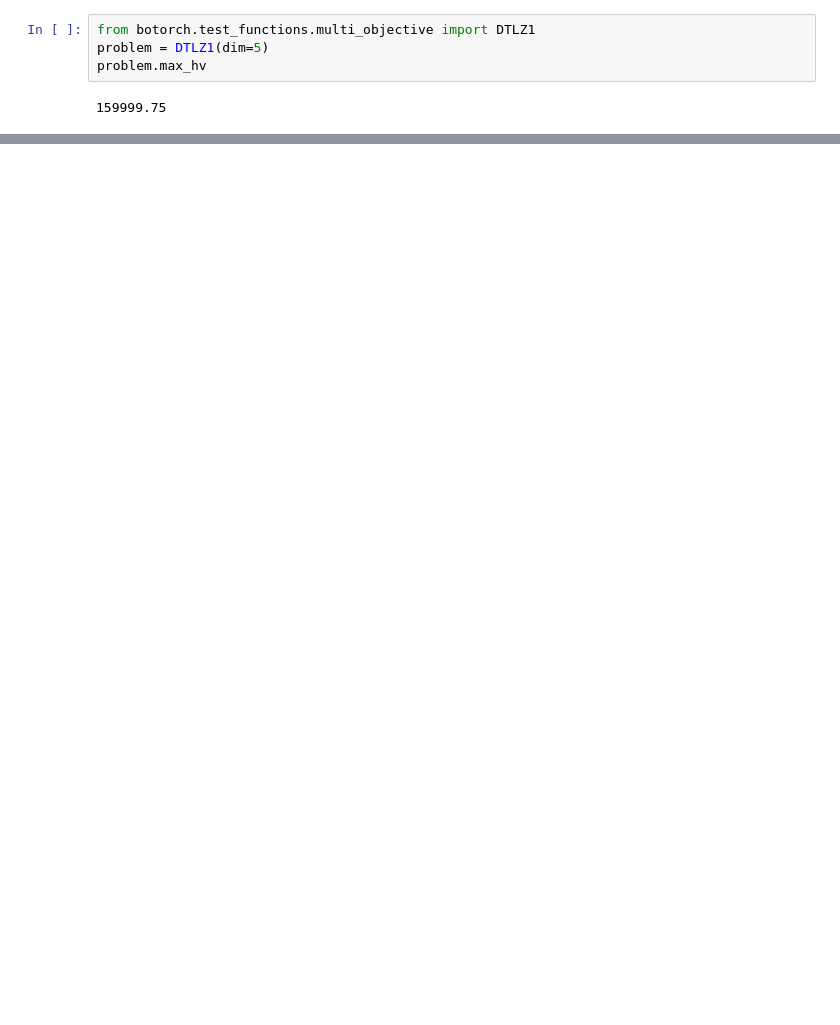
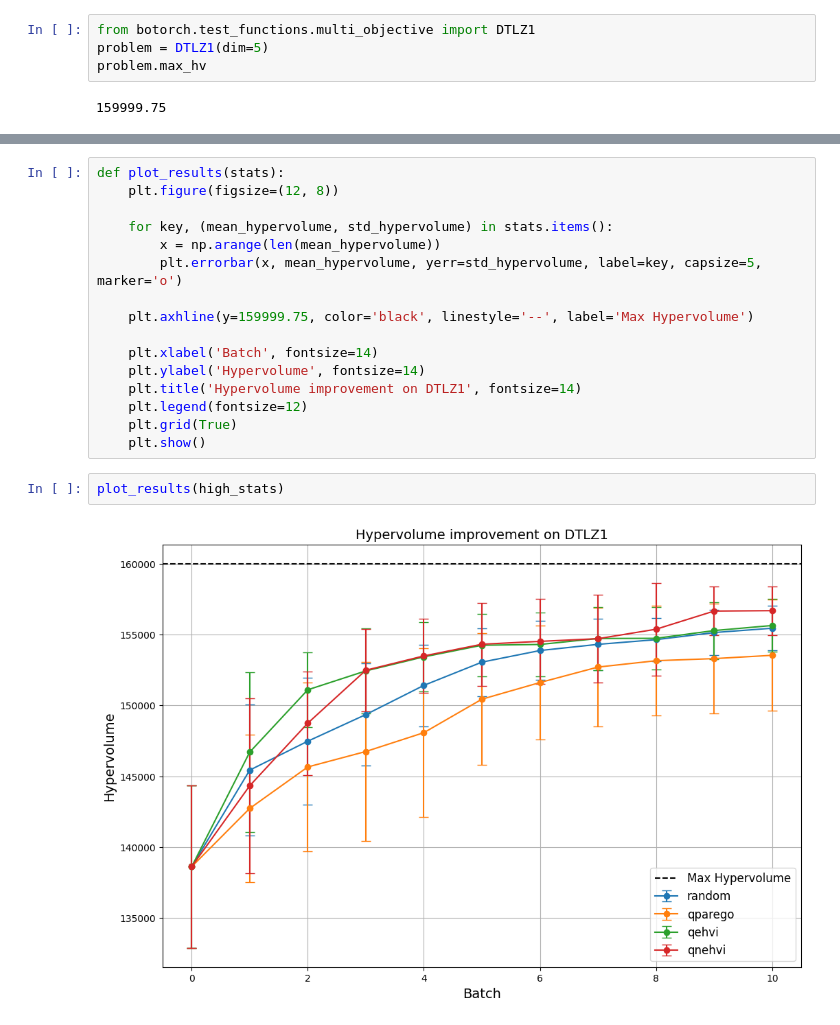
Before and after one commit to Schubydo/msc_code, a Jupyter notebook: MO_Numerical_Experiments/aquisition_functions.ipynb, the cells around one changed output, grey strips where cells are left out. Drawn from its saved outputs; the diff is of its cells as text; blank space fills up the shorter version.

```diff
--- a/MO_Numerical_Experiments/aquisition_functions.ipynb
+++ b/MO_Numerical_Experiments/aquisition_functions.ipynb
@@ -189,0 +261,20 @@ TypeError: BayesianOptimization.__init__() got an unexpected keyword argument 'p
+# %%
+def plot_results(stats):
+    plt.figure(figsize=(12, 8))
+
+    for key, (mean_hypervolume, std_hypervolume) in stats.items():
+        x = np.arange(len(mean_hypervolume))
+        plt.errorbar(x, mean_hypervolume, yerr=std_hypervolume, label=key, capsize=5, marker='o')
+
+    plt.axhline(y=159999.75, color='black', linestyle='--', label='Max Hypervolume')
+
+    plt.xlabel('Batch', fontsize=14)
+    plt.ylabel('Hypervolume', fontsize=14)
+    plt.title('Hypervolume improvement on DTLZ1', fontsize=14)
+    plt.legend(fontsize=12)
+    plt.grid(True)
+    plt.show()
+# %%
+plot_results(high_stats)
+# %% [output]
+[figure, added]
```
Also changed, not shown: parts of 6 cells of this notebook, 1 other file.
